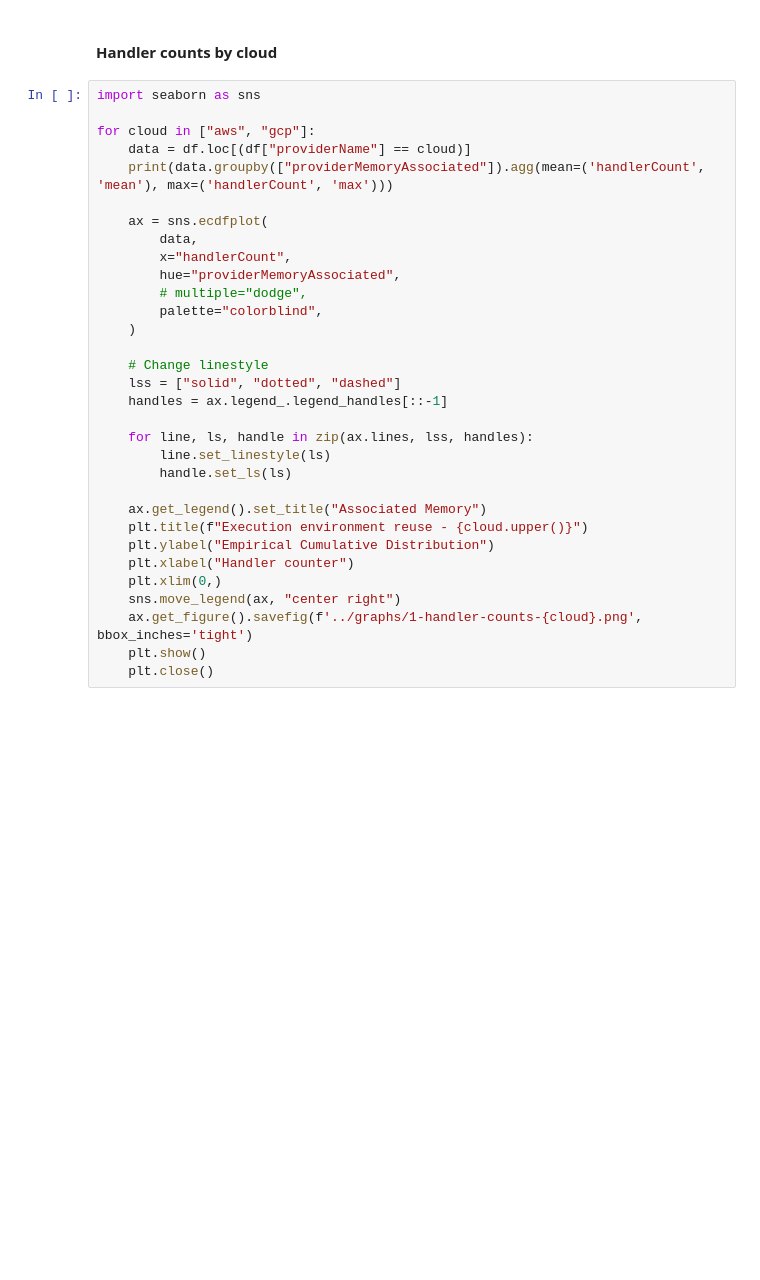
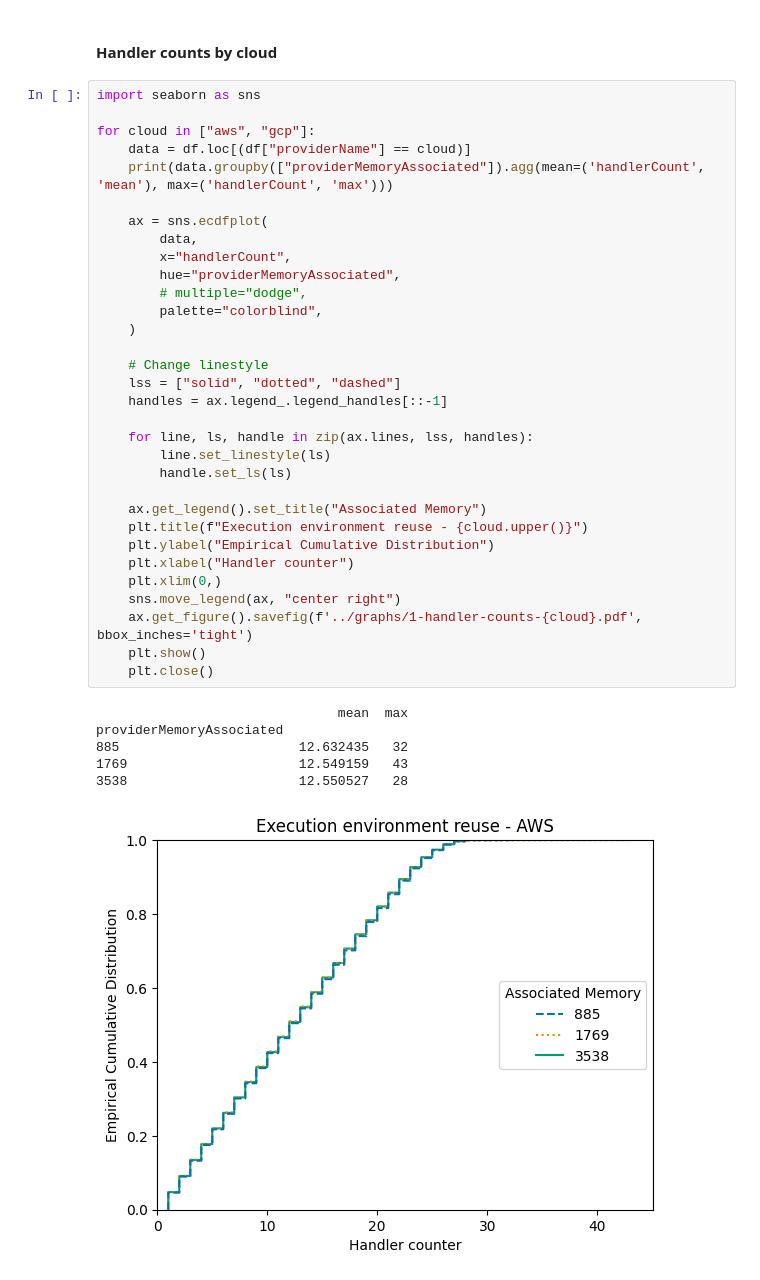
Before and after one commit to piotrekwitkowski/practical-faas-image-optimization-bench, a Jupyter notebook: results-analysis/notebooks/1-handler-counts.ipynb, the cells around one changed output. Cells and saved outputs as stored; diff of their text form; blank space fills up the shorter version.

```diff
--- a/results-analysis/notebooks/1-handler-counts.ipynb
+++ b/results-analysis/notebooks/1-handler-counts.ipynb
@@ -37,31 +40,38 @@ print(f'Datapoints from start timestamp onwards: {len(df)}')
 import seaborn as sns
 
 for cloud in ["aws", "gcp"]:
     data = df.loc[(df["providerName"] == cloud)]
     print(data.groupby(["providerMemoryAssociated"]).agg(mean=('handlerCount', 'mean'), max=('handlerCount', 'max')))
 
     ax = sns.ecdfplot(
         data,
         x="handlerCount",
         hue="providerMemoryAssociated",
         # multiple="dodge",
         palette="colorblind",
     )
 
     # Change linestyle
     lss = ["solid", "dotted", "dashed"]
     handles = ax.legend_.legend_handles[::-1]
 
     for line, ls, handle in zip(ax.lines, lss, handles):
         line.set_linestyle(ls)
         handle.set_ls(ls)
 
     ax.get_legend().set_title("Associated Memory")
     plt.title(f"Execution environment reuse - {cloud.upper()}")
     plt.ylabel("Empirical Cumulative Distribution")
     plt.xlabel("Handler counter")
     plt.xlim(0,)
     sns.move_legend(ax, "center right")
-    ax.get_figure().savefig(f'../graphs/1-handler-counts-{cloud}.png', bbox_inches='tight')
+    ax.get_figure().savefig(f'../graphs/1-handler-counts-{cloud}.pdf', bbox_inches='tight')
     plt.show()
     plt.close()
+# %% [output]
+                               mean  max
+providerMemoryAssociated
+885                       12.632435   32
+1769                      12.549159   43
+3538                      12.550527   28
+[figure, added]
```
Also changed, not shown: parts of 2 cells of this notebook, 16 other files.
